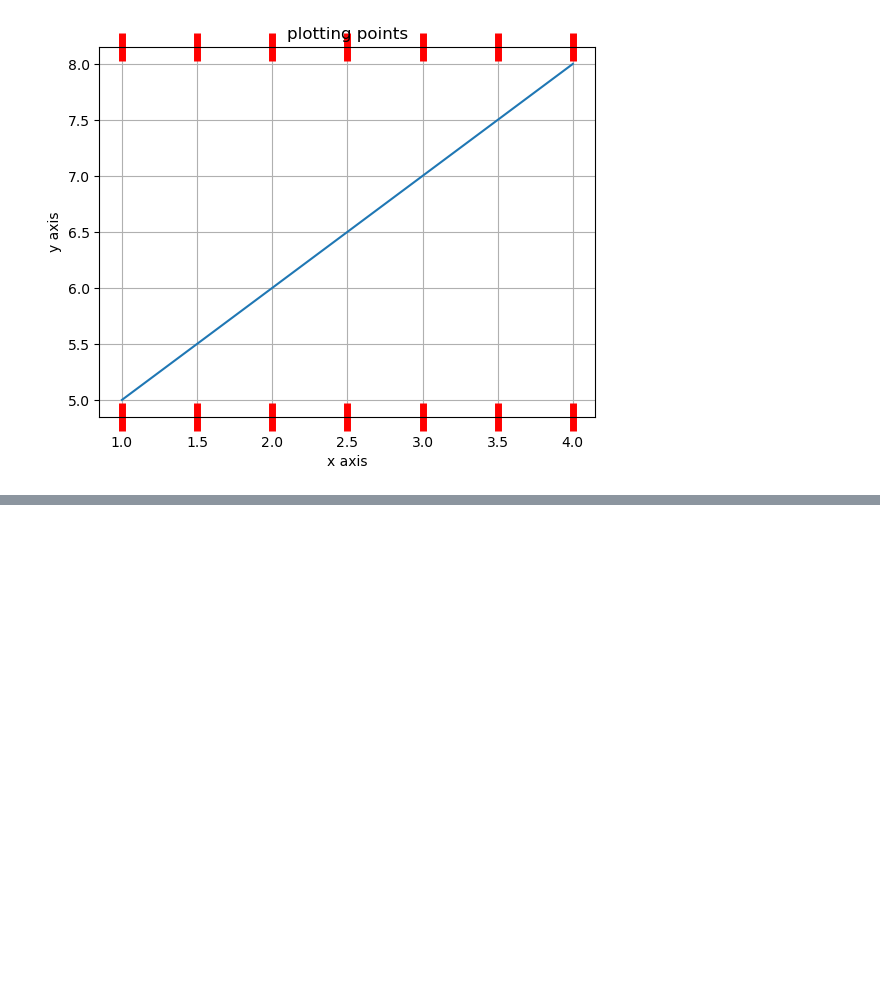
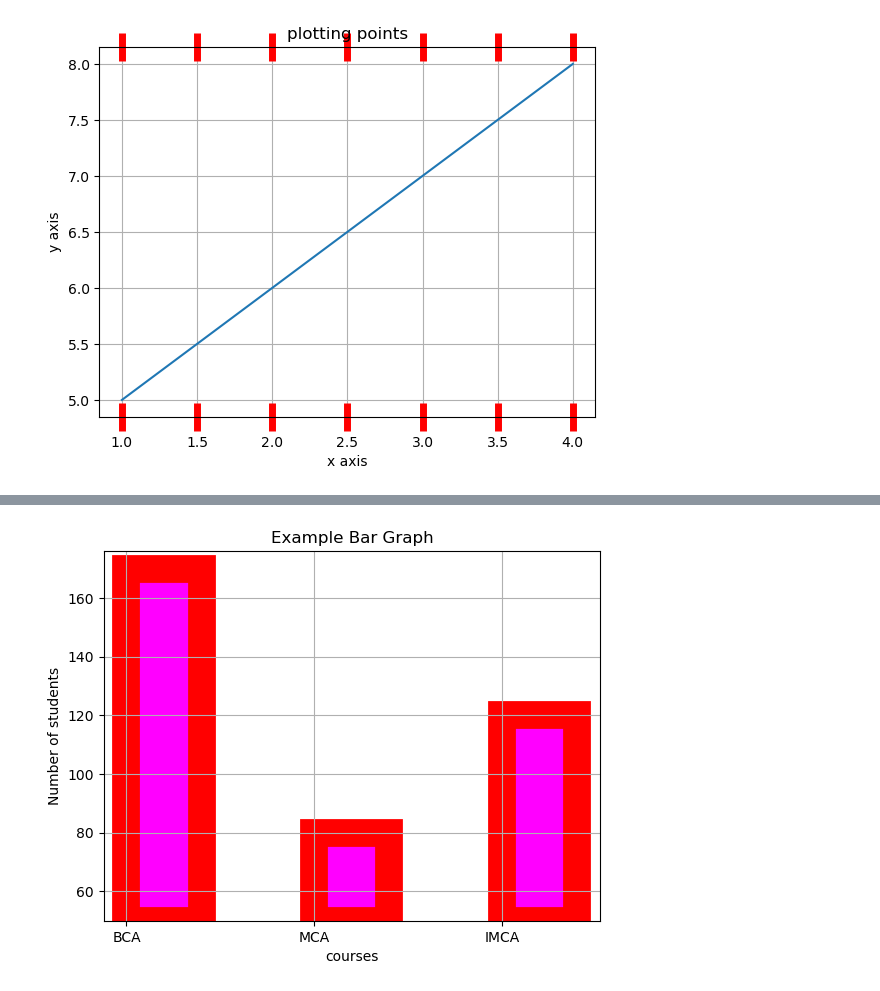
Before and after one commit to Sharafunneesa-pp/DataScienceToolkit, a Jupyter notebook: matplotlib.ipynb, the cells around one changed output, grey strips where cells are left out. Cells and saved outputs as stored; diff of their text form; code cells hidden in the pictures; blank space fills up the shorter version.

```diff
--- a/matplotlib.ipynb
+++ b/matplotlib.ipynb
@@ -260,0 +332,38 @@ plt.show()
+# %%
+# bargraph
+#syntax:bar(x,height,width=0.8,bottom=None,align="center",data="none",**kwargs)
+# x and height are compulsory
+
+# Sample data
+x = ["BCA","MCA","IMCA"]
+y = [120,30,70]
+
+# Plotting the line graph
+plt.bar(x, y,width=0.4,bottom=50,align="edge",color="magenta",linewidth=20,edgecolor="red")
+
+# different width
+# w=[1.2,1.3,1.5]
+# plt.bar(x,y,w)
+
+# different bar start from different width
+# b=[50,60,70]
+# plt.bar(x,y,bottom=b)
+
+
+# different color
+# c=["green","red","blue"]
+# plt.bar(color="c")
+
+
+
+
+# Adding labels and title
+plt.xlabel('courses')
+plt.ylabel('Number of students')
+plt.title('Example Bar Graph')
+
+# Display the graph
+plt.grid(True)  # Add gridlines for better readability
+plt.show()
+# %% [output]
+[figure, added]
```
Also changed, not shown: parts of 11 cells of this notebook, 1 other file.
